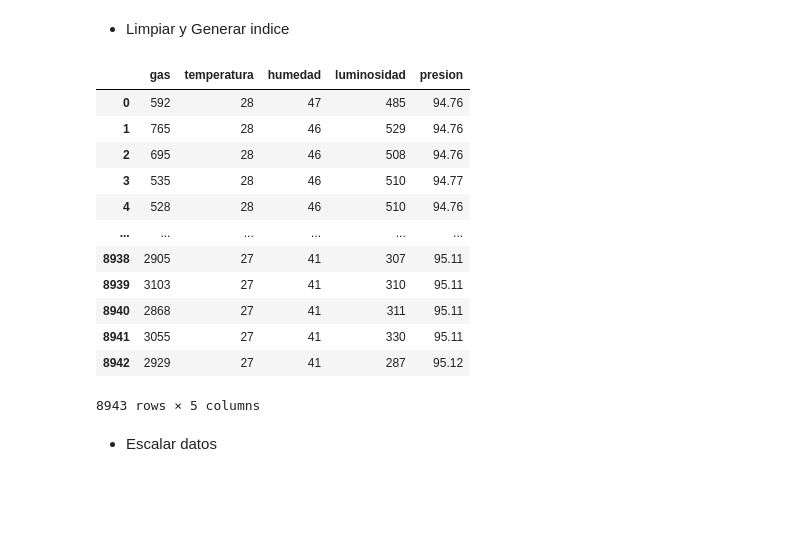
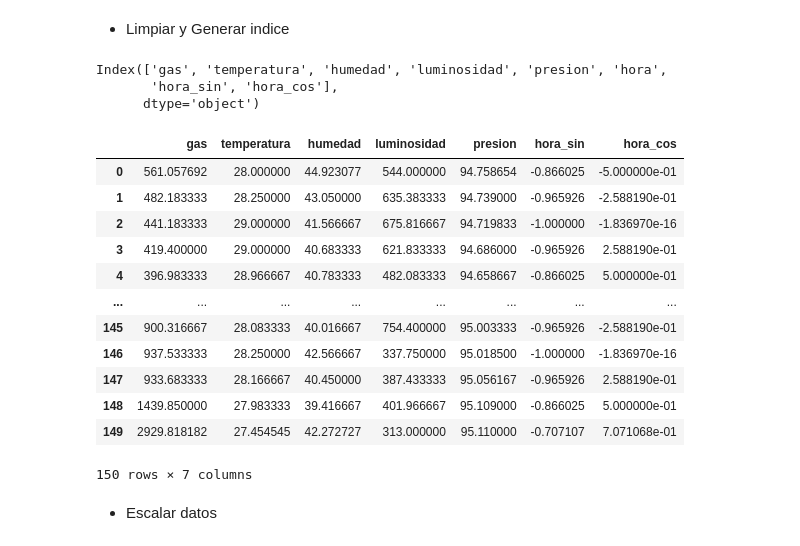
Before and after one commit to njpd57/Solemne-3-Microprocesadores, a Jupyter notebook: src/notebook.ipynb, the cells around one changed output. Drawn from its saved outputs; the diff is of its cells as text; code cells hidden in the pictures; blank space fills up the shorter version.

```diff
--- a/src/notebook.ipynb
+++ b/src/notebook.ipynb
@@ -54,0 +27,12 @@ df
+# %%
+df["fecha"] = pd.to_datetime(df["fecha"],unit="ms")
+start_date = df["fecha"][0].replace(second=0,microsecond=0)
+df["fecha"] = pd.date_range(start=start_date,periods=len(df),freq='T')
+
+# Extraer componentes temporales
+
+#df['dayofweek'] = df['fecha'].dt.dayofweek  # 0 = lunes, 6 = domingo
+#df['month'] = df['fecha'].dt.month
+#df['day'] = df['fecha'].dt.day
+
+df
@@ -54,0 +53,3 @@ df
+# %%
+df['hora'] = df['fecha'].dt.hour
+df
@@ -54,0 +92,3 @@ df
+# %%
+df_resampled = df.resample('60T').mean()
+df_resampled
@@ -54,0 +112,16 @@ df
+# %%
+df = df_resampled
+# Codificar la hora del día de manera cíclica
+df['hora_sin'] = np.sin(2 * np.pi * df['hora'] / 24)  # 24 horas en un día
+df['hora_cos'] = np.cos(2 * np.pi * df['hora'] / 24)
+
+# Codificar el día de la semana de manera cíclica
+# df['dayofweek_sin'] = np.sin(2 * np.pi * df['dayofweek'] / 7)  # 7 días en una semana
+# df['dayofweek_cos'] = np.cos(2 * np.pi * df['dayofweek'] / 7)
+
+# # Codificar el mes del año de manera cíclica
+# df['month_sin'] = np.sin(2 * np.pi * df['month'] / 12)  # 12 meses en un año
+# df['month_cos'] = np.cos(2 * np.pi * df['month'] / 12)
+
+# Ahora df contiene las variables cíclicas
+print(df)
@@ -114,24 +201,30 @@ df
 # PreProcesado
 # %% [markdown]
 * Limpiar y Generar indice
+# %%
+df.columns
+# %% [output]
+Index(['gas', 'temperatura', 'humedad', 'luminosidad', 'presion', 'hora',
+       'hora_sin', 'hora_cos'],
+      dtype='object')
 # %%
-df_clean = df.drop(columns=['fecha_unix'])
+df_clean = df.drop(columns=["hora"])
 df_clean = df_clean.reset_index(drop=True)
 df_clean
 # %% [output]
-|  | gas | temperatura | humedad | luminosidad | presion |
-| 0 | 592 | 28 | 47 | 485 | 94.76 |
-| 1 | 765 | 28 | 46 | 529 | 94.76 |
-| 2 | 695 | 28 | 46 | 508 | 94.76 |
-| 3 | 535 | 28 | 46 | 510 | 94.77 |
-| 4 | 528 | 28 | 46 | 510 | 94.76 |
-| ... | ... | ... | ... | ... | ... |
-| 8938 | 2905 | 27 | 41 | 307 | 95.11 |
-| 8939 | 3103 | 27 | 41 | 310 | 95.11 |
-| 8940 | 2868 | 27 | 41 | 311 | 95.11 |
-| 8941 | 3055 | 27 | 41 | 330 | 95.11 |
-| 8942 | 2929 | 27 | 41 | 287 | 95.12 |
+|  | gas | temperatura | humedad | luminosidad | presion | hora_sin | hora_cos |
+| 0 | 561.057692 | 28.000000 | 44.923077 | 544.000000 | 94.758654 | -0.866025 | -5.000000e-01 |
+| 1 | 482.183333 | 28.250000 | 43.050000 | 635.383333 | 94.739000 | -0.965926 | -2.588190e-01 |
+| 2 | 441.183333 | 29.000000 | 41.566667 | 675.816667 | 94.719833 | -1.000000 | -1.836970e-16 |
+| 3 | 419.400000 | 29.000000 | 40.683333 | 621.833333 | 94.686000 | -0.965926 | 2.588190e-01 |
+| 4 | 396.983333 | 28.966667 | 40.783333 | 482.083333 | 94.658667 | -0.866025 | 5.000000e-01 |
+| ... | ... | ... | ... | ... | ... | ... | ... |
+| 145 | 900.316667 | 28.083333 | 40.016667 | 754.400000 | 95.003333 | -0.965926 | -2.588190e-01 |
+| 146 | 937.533333 | 28.250000 | 42.566667 | 337.750000 | 95.018500 | -1.000000 | -1.836970e-16 |
+| 147 | 933.683333 | 28.166667 | 40.450000 | 387.433333 | 95.056167 | -0.965926 | 2.588190e-01 |
+| 148 | 1439.850000 | 27.983333 | 39.416667 | 401.966667 | 95.109000 | -0.866025 | 5.000000e-01 |
+| 149 | 2929.818182 | 27.454545 | 42.272727 | 313.000000 | 95.110000 | -0.707107 | 7.071068e-01 |
-8943 rows × 5 columns
+150 rows × 7 columns
 # %% [markdown]
 * Escalar datos
 # %%
```
Also changed, not shown: parts of 51 cells of this notebook, 20 other files.
